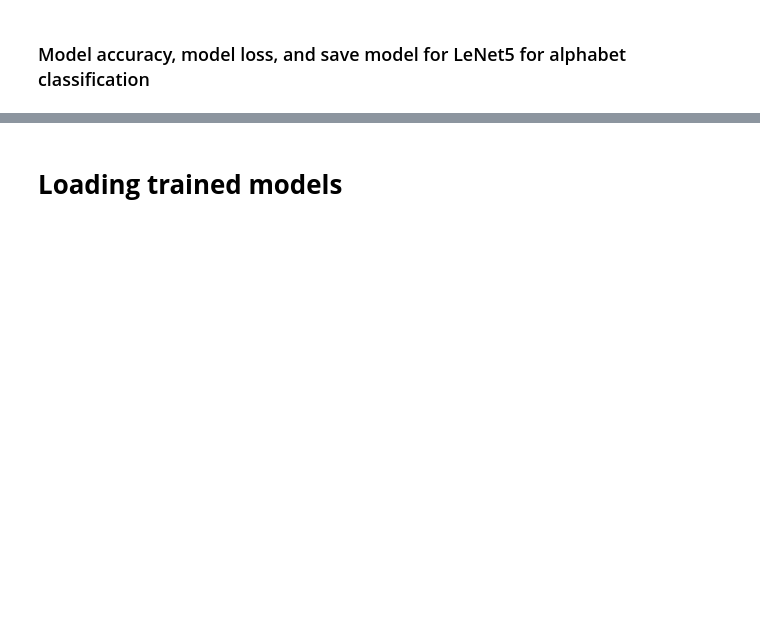
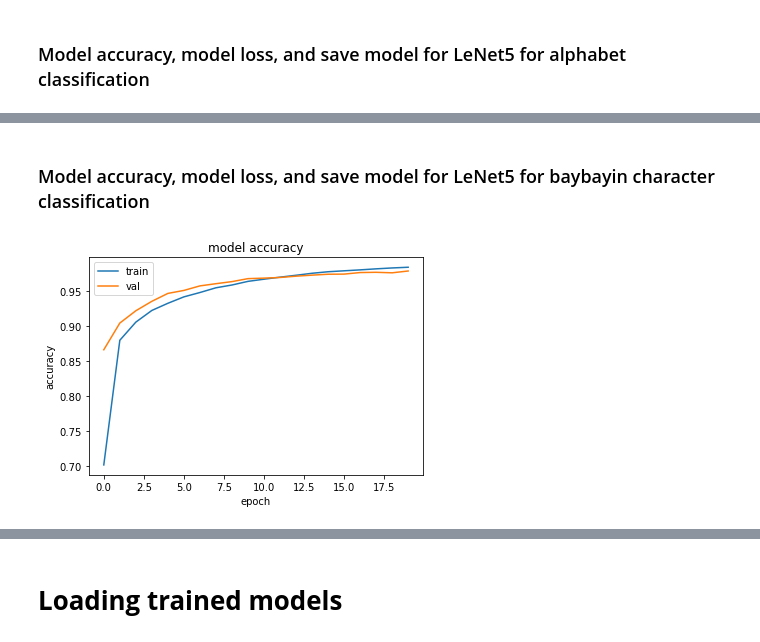
Before and after one commit to eliasezar27/LeNet5_implementation, a Jupyter notebook: ELEC3_Implementation_v2.ipynb, the cells around one changed output, grey strips where cells are left out. Saved outputs shown, nothing was run; the diff lists cells and outputs as text; code cells hidden in the pictures; blank space fills up the shorter version.

```diff
--- a/ELEC3_Implementation_v2.ipynb
+++ b/ELEC3_Implementation_v2.ipynb
@@ -402,0 +580,6 @@ model_letters.save_weights('letters_model_weights.h5')
+# %%
+# instantiate model object
+model_baybayin = LeNetFive(17, 'LeNet_for_Baybayin').leNetModel()
+
+# print summary
+model_baybayin.summary()
@@ -402,0 +608,8 @@ model_letters.save_weights('letters_model_weights.h5')
+# %%
+model_baybayin.compile(
+    optimizer = 'SGD',
+    loss = 'sparse_categorical_crossentropy',
+    metrics = ['accuracy'])
+# fit
+history_baybayin = model_baybayin.fit(train_x_baybayin, train_y_baybayin, validation_data=(test_x_baybayin, test_y_baybayin), batch_size=32, epochs=20)
+model_baybayin.evaluate(test_x_baybayin, test_y_baybayin)
@@ -402,0 +635,6 @@ model_letters.save_weights('letters_model_weights.h5')
+# %% [markdown]
+### Model accuracy, model loss, and save model for LeNet5 for baybayin character classification
+# %%
+plot_accuracy(history_baybayin)
+# %% [output]
+[figure, added]
```
Also changed, not shown: parts of 48 cells of this notebook.
